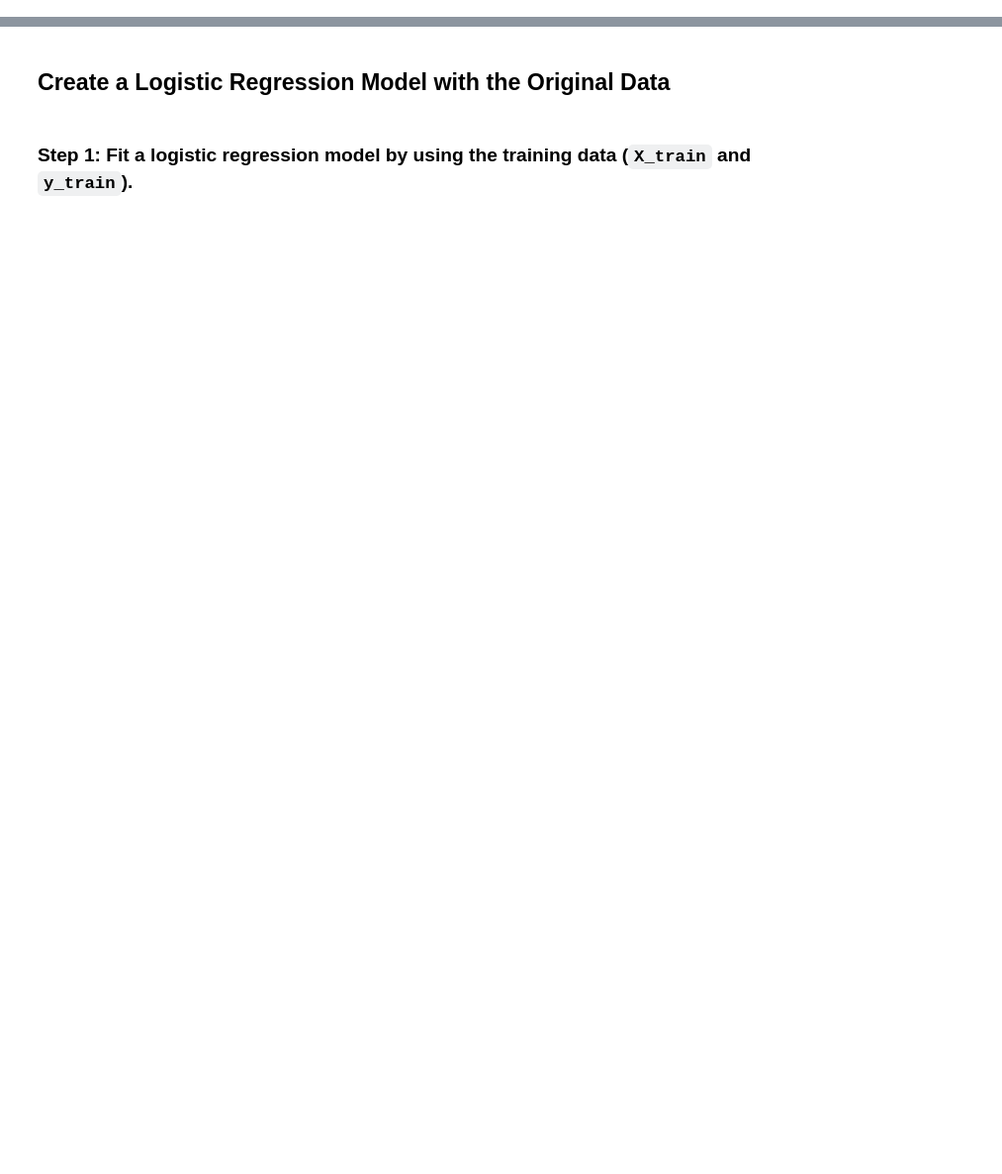
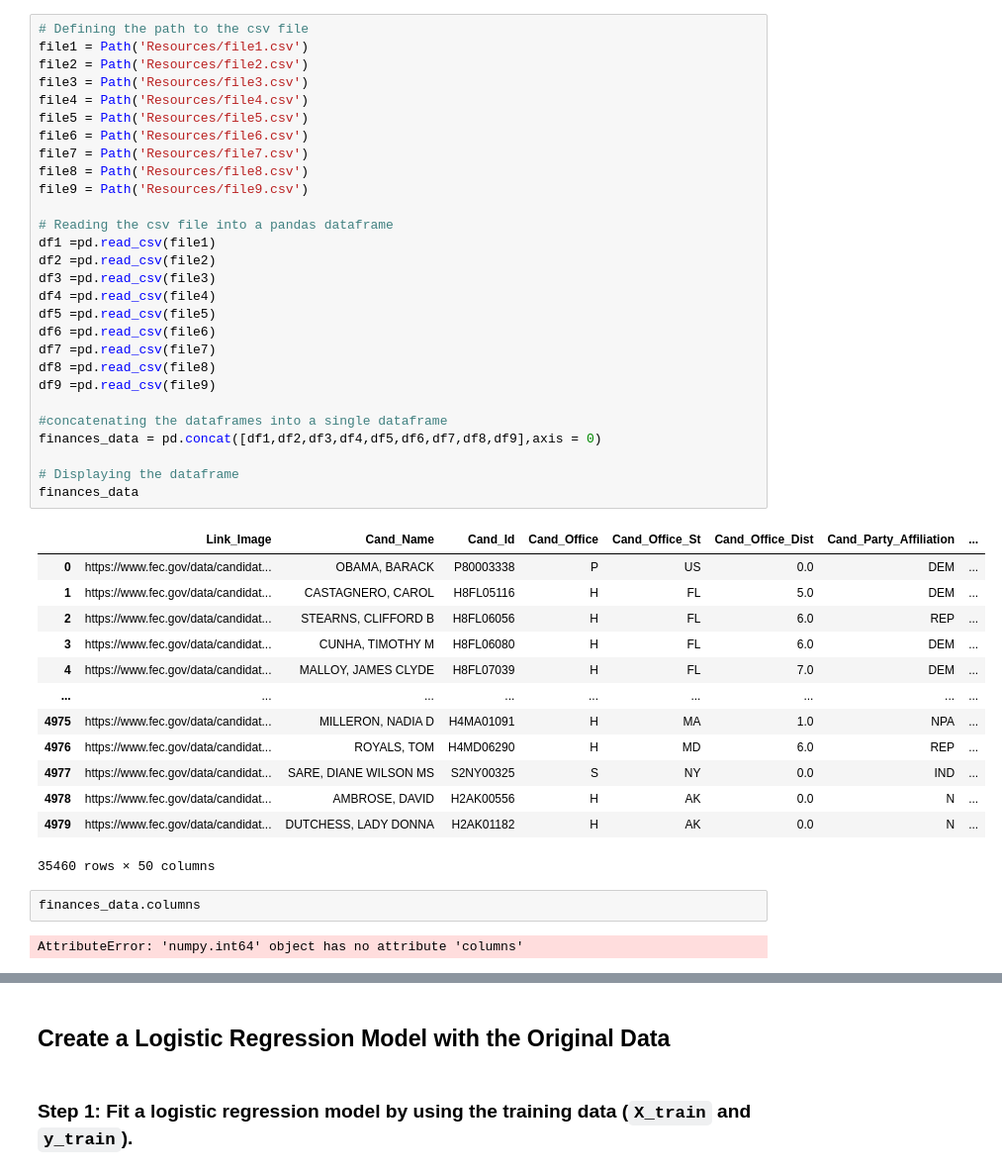
Before and after one commit to okalis05/Project4, a Jupyter notebook: Project4.ipynb, the cells around one changed output, grey strips where cells are left out. Shown at 99% size. Cells and saved outputs as stored; diff of their text form; blank space fills up the shorter version.

```diff
--- a/Project4.ipynb
+++ b/Project4.ipynb
@@ -43,0 +135,46 @@ df_market_data.hvplot.line(
+# %%
+# Defining the path to the csv file
+file1 = Path('Resources/file1.csv')
+file2 = Path('Resources/file2.csv')
+file3 = Path('Resources/file3.csv')
+file4 = Path('Resources/file4.csv')
+file5 = Path('Resources/file5.csv')
+file6 = Path('Resources/file6.csv')
+file7 = Path('Resources/file7.csv')
+file8 = Path('Resources/file8.csv')
+file9 = Path('Resources/file9.csv')
+
+# Reading the csv file into a pandas dataframe
+df1 =pd.read_csv(file1)
+df2 =pd.read_csv(file2)
+df3 =pd.read_csv(file3)
+df4 =pd.read_csv(file4)
+df5 =pd.read_csv(file5)
+df6 =pd.read_csv(file6)
+df7 =pd.read_csv(file7)
+df8 =pd.read_csv(file8)
+df9 =pd.read_csv(file9)
+
+#concatenating the dataframes into a single dataframe
+finances_data = pd.concat([df1,df2,df3,df4,df5,df6,df7,df8,df9],axis = 0)
+
+# Displaying the dataframe
+finances_data
+# %% [output]
+|  | Link_Image | Cand_Name | Cand_Id | Cand_Office | Cand_Office_St | Cand_Office_Dist | Cand_Party_Affiliation | ... |
+| 0 | https://www.fec.gov/data/candidat... | OBAMA, BARACK | P80003338 | P | US | 0.0 | DEM | ... |
+| 1 | https://www.fec.gov/data/candidat... | CASTAGNERO, CAROL | H8FL05116 | H | FL | 5.0 | DEM | ... |
+| 2 | https://www.fec.gov/data/candidat... | STEARNS, CLIFFORD B | H8FL06056 | H | FL | 6.0 | REP | ... |
+| 3 | https://www.fec.gov/data/candidat... | CUNHA, TIMOTHY M | H8FL06080 | H | FL | 6.0 | DEM | ... |
+| 4 | https://www.fec.gov/data/candidat... | MALLOY, JAMES CLYDE | H8FL07039 | H | FL | 7.0 | DEM | ... |
+| ... | ... | ... | ... | ... | ... | ... | ... | ... |
+| 4975 | https://www.fec.gov/data/candidat... | MILLERON, NADIA D | H4MA01091 | H | MA | 1.0 | NPA | ... |
+| 4976 | https://www.fec.gov/data/candidat... | ROYALS, TOM | H4MD06290 | H | MD | 6.0 | REP | ... |
+| 4977 | https://www.fec.gov/data/candidat... | SARE, DIANE WILSON MS | S2NY00325 | S | NY | 0.0 | IND | ... |
+| 4978 | https://www.fec.gov/data/candidat... | AMBROSE, DAVID | H2AK00556 | H | AK | 0.0 | N | ... |
+| 4979 | https://www.fec.gov/data/candidat... | DUTCHESS, LADY DONNA | H2AK01182 | H | AK | 0.0 | N | ... |
+35460 rows × 50 columns
+# %%
+finances_data.columns
+# %% [output]
+AttributeError: 'numpy.int64' object has no attribute 'columns'
```
Also changed, not shown: parts of 40 cells of this notebook, 15 other files.
